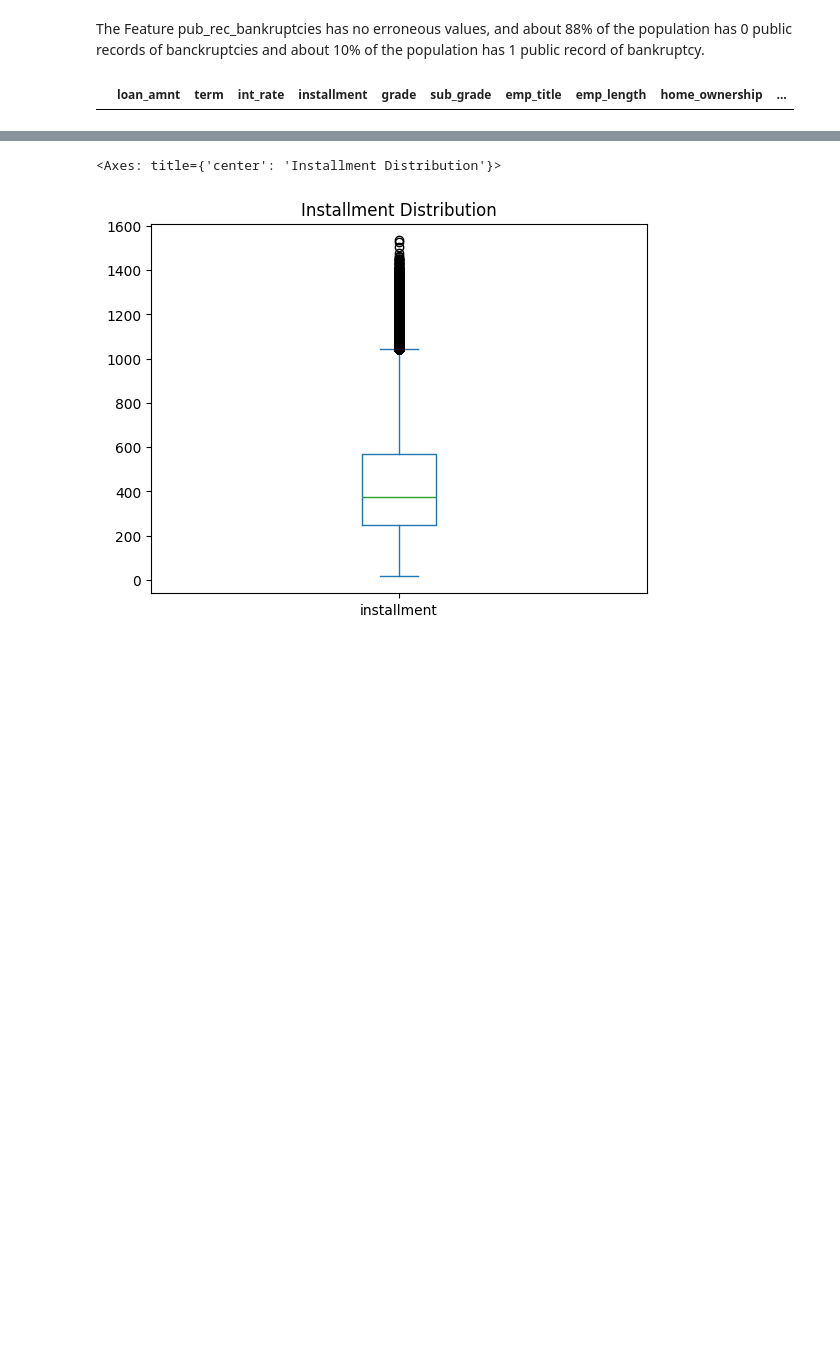
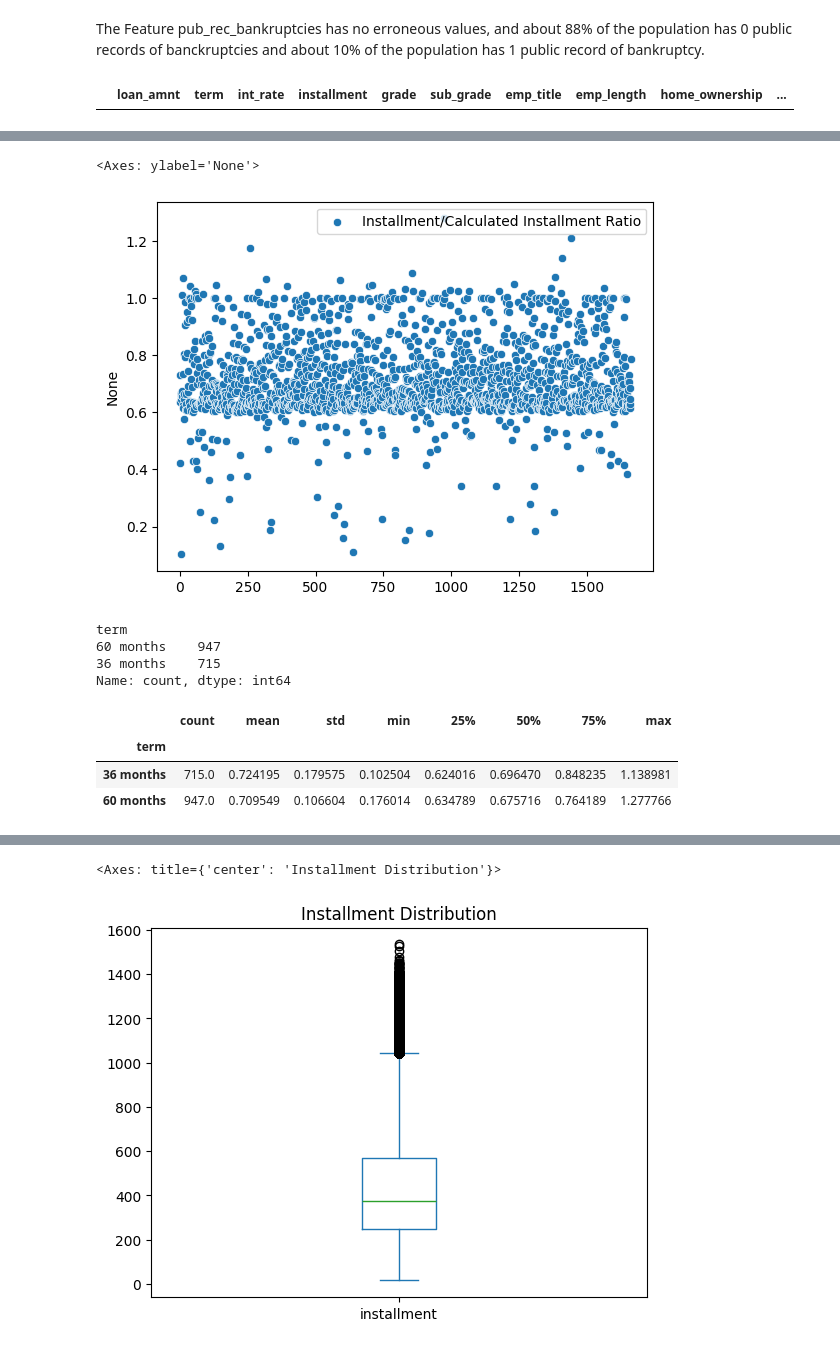
Before and after one commit to sri9079/Loan_tap, a Jupyter notebook: loan_tap_Case Study.ipynb, the cells around one changed output, grey strips where cells are left out. Saved outputs shown, nothing was run; the diff lists cells and outputs as text; code cells hidden in the pictures; blank space fills up the shorter version.

```diff
--- a/loan_tap_Case Study.ipynb
+++ b/loan_tap_Case Study.ipynb
@@ -931,0 +1031,21 @@ data.nlargest(10, 'installment')[['installment','loan_amnt','loan_status','int_r
+# %%
+sns.scatterplot(x=[i for i in range(1662)],y=inst_misc['installment']/inst_misc['cal_installment'],label='Installment/Calculated Installment Ratio')
+# %% [output]
+<Axes: ylabel='None'>
+[figure, added]
+# %%
+inst_misc['term'].value_counts()
+# %% [output]
+term
+60 months    947
+36 months    715
+Name: count, dtype: int64
+# %%
+inst_misc.assign(
+    ratio=inst_misc['installment'] / inst_misc['cal_installment']
+).groupby('term')['ratio'].describe()
+# %% [output]
+|  | count | mean | std | min | 25% | 50% | 75% | max |
+| term |  |  |  |  |  |  |  |  |
+| 36 months | 715.0 | 0.724195 | 0.179575 | 0.102504 | 0.624016 | 0.696470 | 0.848235 | 1.138981 |
+| 60 months | 947.0 | 0.709549 | 0.106604 | 0.176014 | 0.634789 | 0.675716 | 0.764189 | 1.277766 |
```
Also changed, not shown: parts of 19 cells of this notebook.
